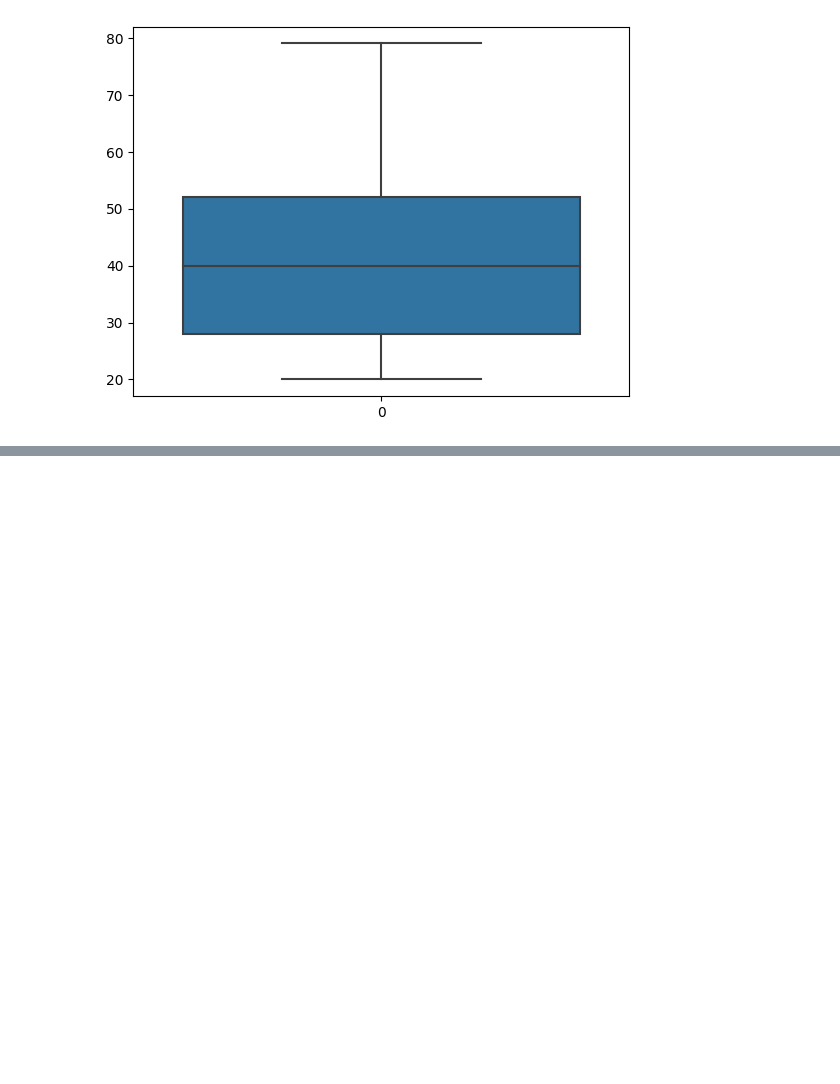
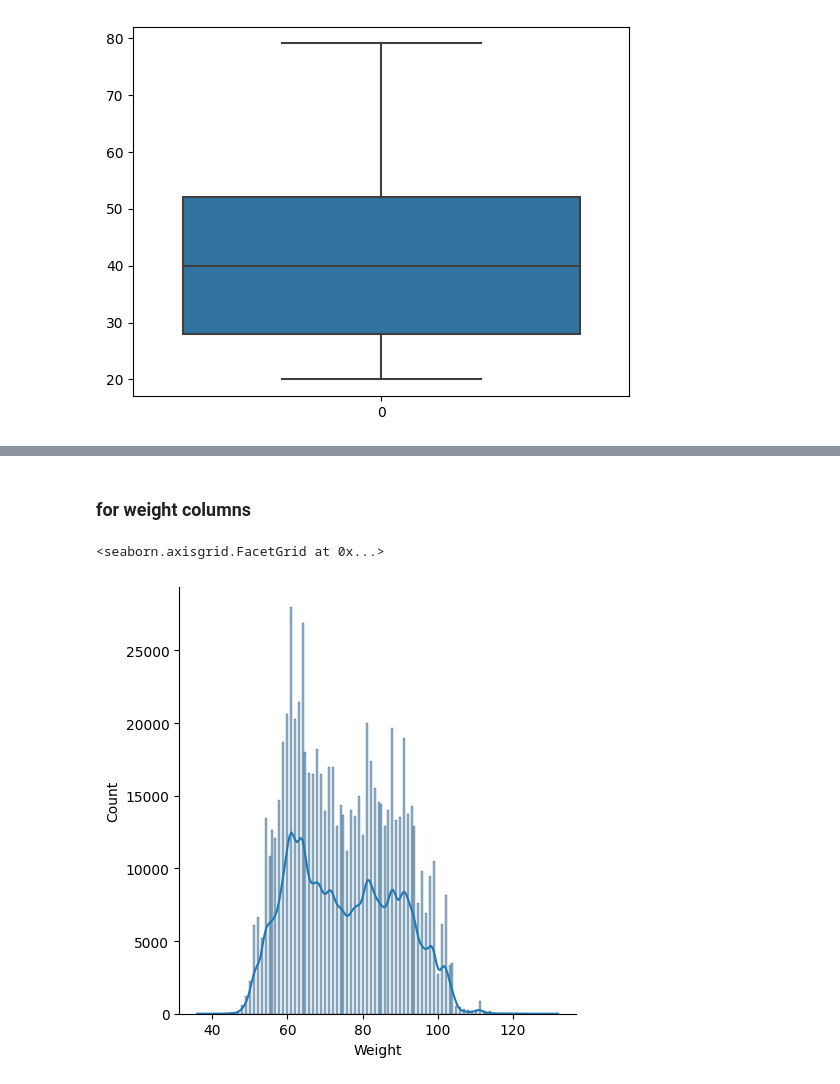
Before and after one commit to rkmaurya93049/ML_Work, a Jupyter notebook: calories-pred.ipynb, the cells around one changed output, grey strips where cells are left out. Drawn from its saved outputs; the diff is of its cells as text; code cells hidden in the pictures; blank space fills up the shorter version.

```diff
--- a/calories-pred.ipynb
+++ b/calories-pred.ipynb
@@ -124,0 +119,7 @@ sns.regplot(y=df['Age'],x=df['Calories'])
+# %% [markdown]
+### for weight columns
+# %%
+sns.displot(df['Weight'],kde=True)
+# %% [output]
+<seaborn.axisgrid.FacetGrid at 0x...>
+[figure, added]
```
Also changed, not shown: parts of 53 cells of this notebook.
